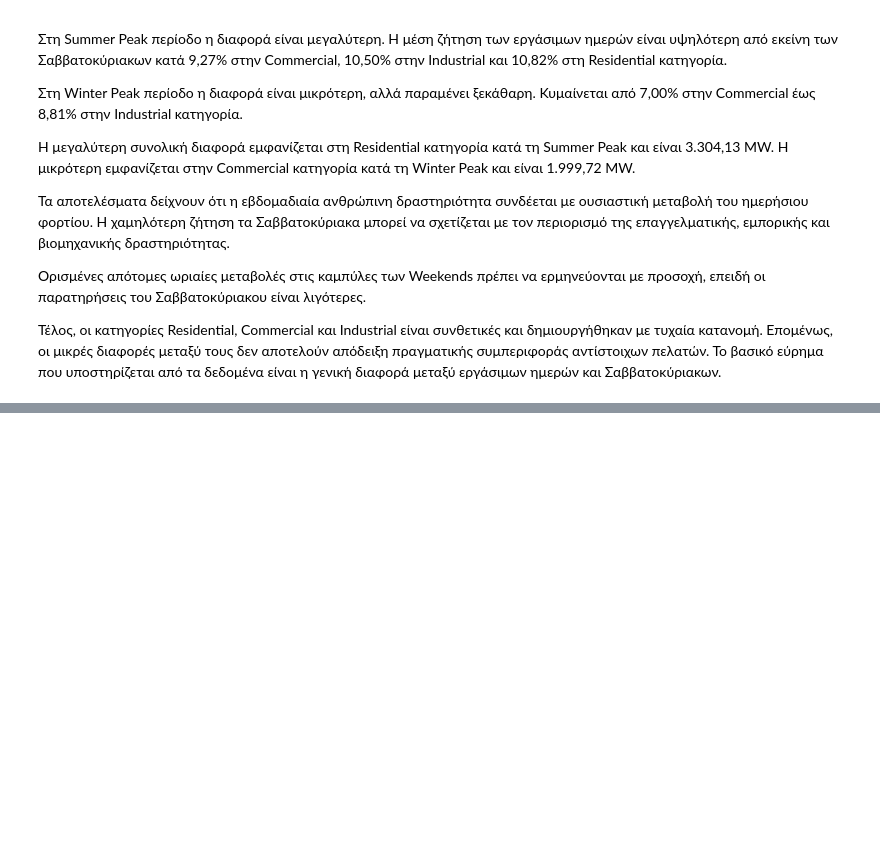
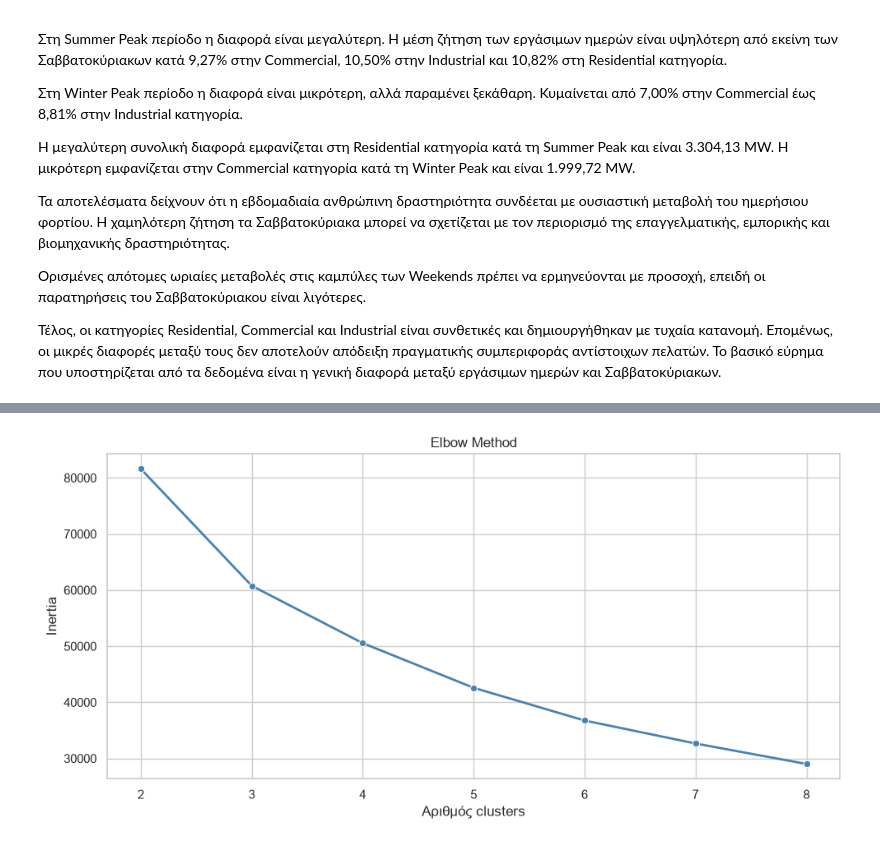
Before and after one commit to Loukas89/ML-Python-Individual-Assignment, a Jupyter notebook: Notebooks/PJME_Analysis.ipynb, the cells around one changed output, grey strips where cells are left out. Cells and saved outputs as stored; diff of their text form; code cells hidden in the pictures; blank space fills up the shorter version.

```diff
--- a/Notebooks/PJME_Analysis.ipynb
+++ b/Notebooks/PJME_Analysis.ipynb
@@ -1175,0 +1385,22 @@ plt.show()
+# %%
+# Δημιουργούμε το διάγραμμα Elbow Method
+plt.figure(figsize=(10, 5))
+
+sns.lineplot(
+    data=clustering_evaluation,
+    x='k',
+    y='Inertia',
+    marker='o',
+    linewidth=2,
+    color='steelblue'
+)
+
+plt.title('Elbow Method')
+plt.xlabel('Αριθμός clusters')
+plt.ylabel('Inertia')
+plt.xticks(list(k_values))
+
+plt.tight_layout()
+plt.show()
+# %% [output]
+[figure, added]
```
Also changed, not shown: parts of 28 cells of this notebook.
